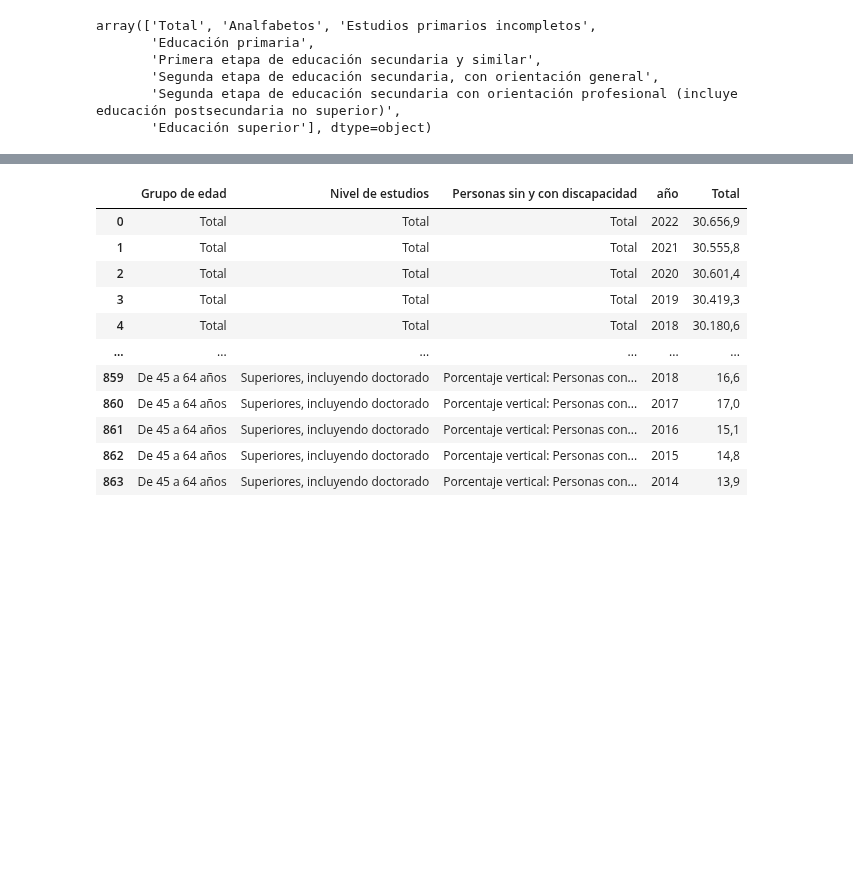
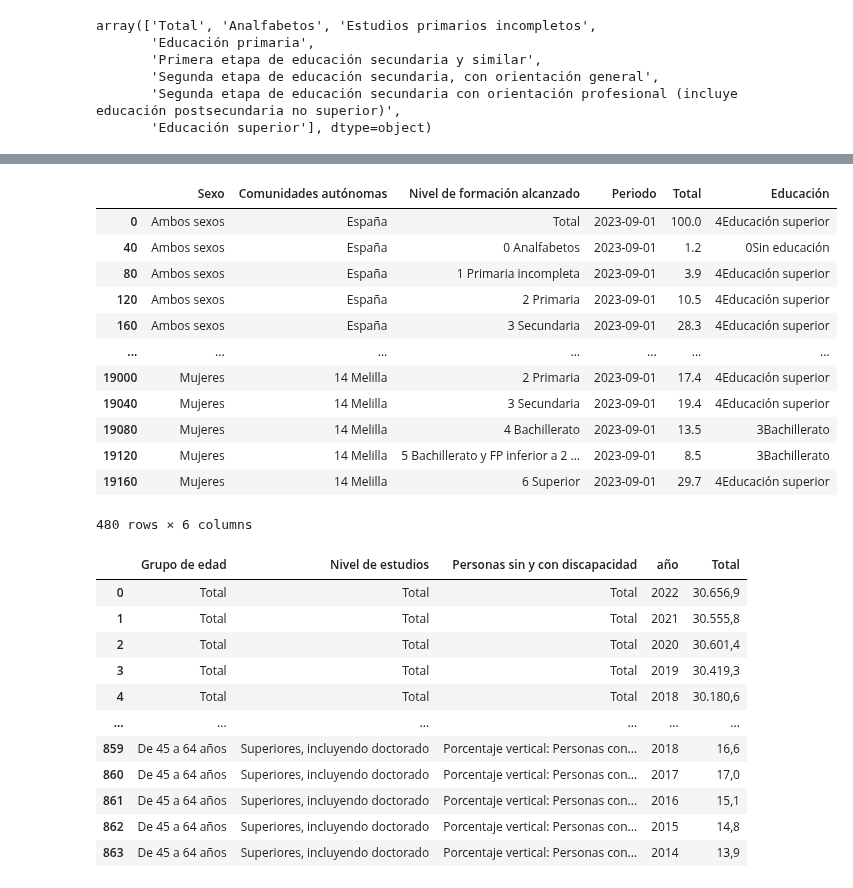
Before and after one commit to Gbau11/Empleo-Espa-a, a Jupyter notebook: code/paro_actividad.ipynb, the cells around one changed output, grey strips where cells are left out. Cells and saved outputs as stored; diff of their text form; code cells hidden in the pictures; blank space fills up the shorter version.

```diff
--- a/code/paro_actividad.ipynb
+++ b/code/paro_actividad.ipynb
@@ -401,3 +417,19 @@ array(['España', '12Andalucía', '06Aragón', '05Asturias',
+# %%
+estudios[estudios['Periodo']=='2023-09-01']
+# %% [output]
+|  | Sexo | Comunidades autónomas | Nivel de formación alcanzado | Periodo | Total | Educación |
+| 0 | Ambos sexos | España | Total | 2023-09-01 | 100.0 | 4Educación superior |
+| 40 | Ambos sexos | España | 0 Analfabetos | 2023-09-01 | 1.2 | 0Sin educación |
+| 80 | Ambos sexos | España | 1 Primaria incompleta | 2023-09-01 | 3.9 | 4Educación superior |
+| 120 | Ambos sexos | España | 2 Primaria | 2023-09-01 | 10.5 | 4Educación superior |
+| 160 | Ambos sexos | España | 3 Secundaria | 2023-09-01 | 28.3 | 4Educación superior |
+| ... | ... | ... | ... | ... | ... | ... |
+| 19000 | Mujeres | 14 Melilla | 2 Primaria | 2023-09-01 | 17.4 | 4Educación superior |
+| 19040 | Mujeres | 14 Melilla | 3 Secundaria | 2023-09-01 | 19.4 | 4Educación superior |
+| 19080 | Mujeres | 14 Melilla | 4 Bachillerato | 2023-09-01 | 13.5 | 3Bachillerato |
+| 19120 | Mujeres | 14 Melilla | 5 Bachillerato y FP inferior a 2 ... | 2023-09-01 | 8.5 | 3Bachillerato |
+| 19160 | Mujeres | 14 Melilla | 6 Superior | 2023-09-01 | 29.7 | 4Educación superior |
+480 rows × 6 columns
 # %%
 estu
 # %% [output]
```
Also changed, not shown: parts of 6 cells of this notebook, 1 other file.
